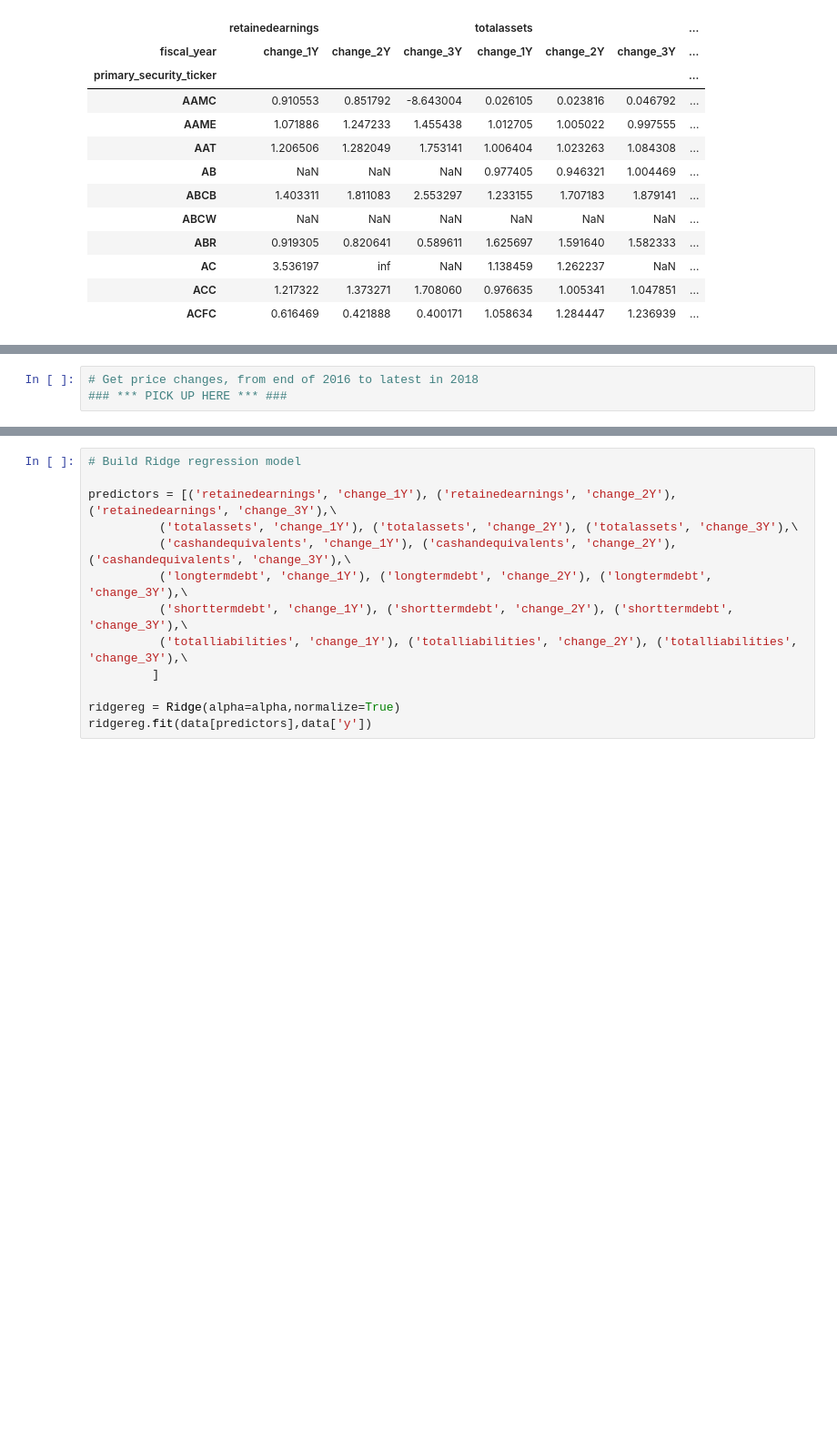
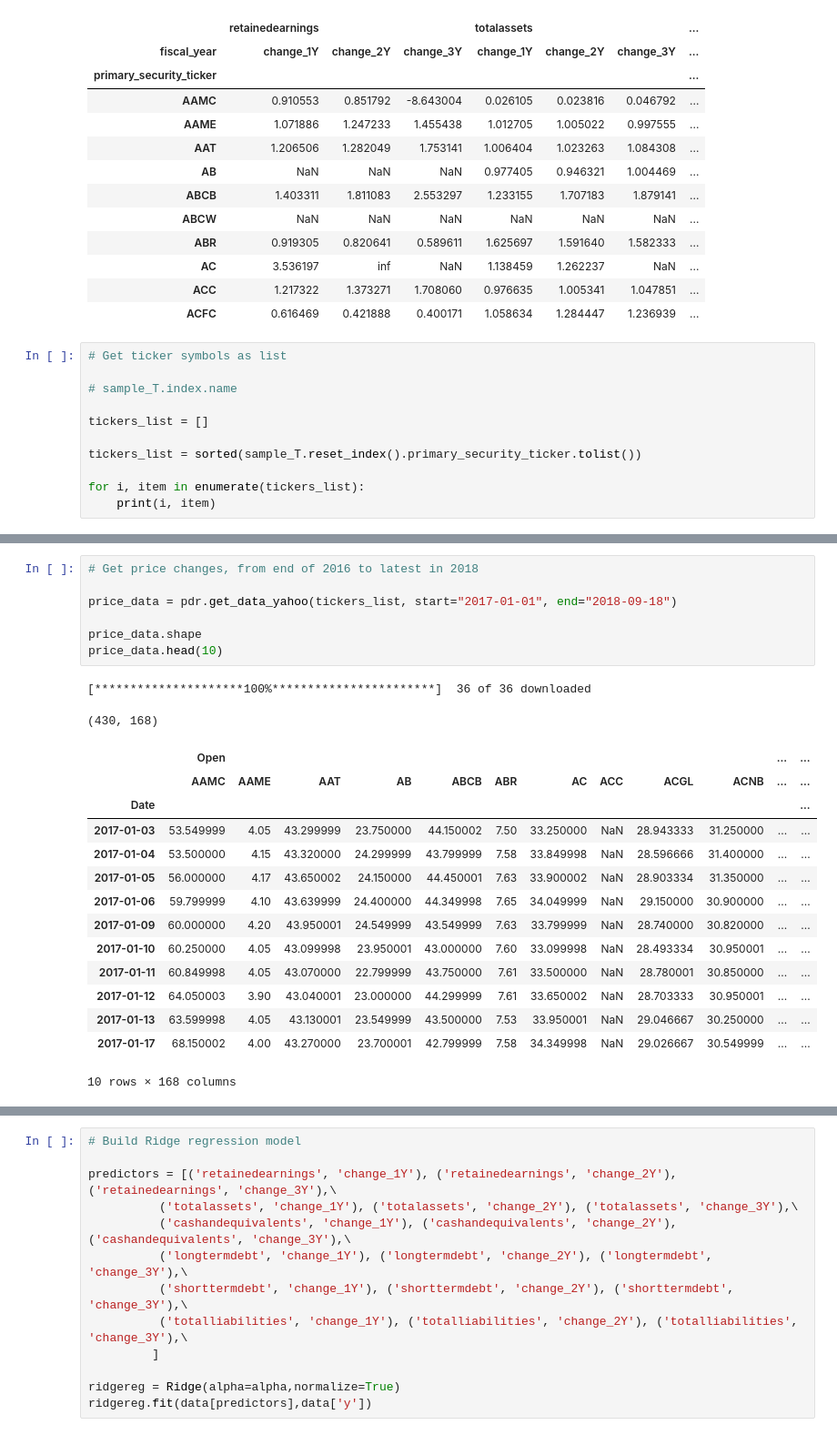
Before and after one commit to rothwellstuart/coreports, a Jupyter notebook: read-intrinio-sample-data-csv.ipynb, the cells around one changed output, grey strips where cells are left out. Shown at 91% size. Saved outputs shown, nothing was run; the diff lists cells and outputs as text; blank space fills up the shorter version.

```diff
--- a/read-intrinio-sample-data-csv.ipynb
+++ b/read-intrinio-sample-data-csv.ipynb
@@ -175,3 +182,14 @@ sample_T[[('retainedearnings', 'change_1Y'), ('retainedearnings', 'change_2Y'),
 | AC | 3.536197 | inf | NaN | 1.138459 | 1.262237 | NaN | ... |
 | ACC | 1.217322 | 1.373271 | 1.708060 | 0.976635 | 1.005341 | 1.047851 | ... |
 | ACFC | 0.616469 | 0.421888 | 0.400171 | 1.058634 | 1.284447 | 1.236939 | ... |
+# %%
+# Get ticker symbols as list
+
+# sample_T.index.name
+
+tickers_list = []
+
+tickers_list = sorted(sample_T.reset_index().primary_security_ticker.tolist())
+
+for i, item in enumerate(tickers_list):
+    print(i, item)
@@ -178,3 +214,24 @@ sample_T[[('retainedearnings', 'change_1Y'), ('retainedearnings', 'change_2Y'),
 # %%
 # Get price changes, from end of 2016 to latest in 2018
-### *** PICK UP HERE *** ###
+
+price_data = pdr.get_data_yahoo(tickers_list, start="2017-01-01", end="2018-09-18")
+
+price_data.shape
+price_data.head(10)
+# %% [output]
+[*********************100%***********************]  36 of 36 downloaded
+(430, 168)
+|  | Open |  |  |  |  |  |  |  |  |  | ... | ... |
+|  | AAMC | AAME | AAT | AB | ABCB | ABR | AC | ACC | ACGL | ACNB | ... | ... |
+| Date |  |  |  |  |  |  |  |  |  |  |  | ... |
+| 2017-01-03 | 53.549999 | 4.05 | 43.299999 | 23.750000 | 44.150002 | 7.50 | 33.250000 | NaN | 28.943333 | 31.250000 | ... | ... |
+| 2017-01-04 | 53.500000 | 4.15 | 43.320000 | 24.299999 | 43.799999 | 7.58 | 33.849998 | NaN | 28.596666 | 31.400000 | ... | ... |
+| 2017-01-05 | 56.000000 | 4.17 | 43.650002 | 24.150000 | 44.450001 | 7.63 | 33.900002 | NaN | 28.903334 | 31.350000 | ... | ... |
+| 2017-01-06 | 59.799999 | 4.10 | 43.639999 | 24.400000 | 44.349998 | 7.65 | 34.049999 | NaN | 29.150000 | 30.900000 | ... | ... |
+| 2017-01-09 | 60.000000 | 4.20 | 43.950001 | 24.549999 | 43.549999 | 7.63 | 33.799999 | NaN | 28.740000 | 30.820000 | ... | ... |
+| 2017-01-10 | 60.250000 | 4.05 | 43.099998 | 23.950001 | 43.000000 | 7.60 | 33.099998 | NaN | 28.493334 | 30.950001 | ... | ... |
+| 2017-01-11 | 60.849998 | 4.05 | 43.070000 | 22.799999 | 43.750000 | 7.61 | 33.500000 | NaN | 28.780001 | 30.850000 | ... | ... |
+| 2017-01-12 | 64.050003 | 3.90 | 43.040001 | 23.000000 | 44.299999 | 7.61 | 33.650002 | NaN | 28.703333 | 30.950001 | ... | ... |
+| 2017-01-13 | 63.599998 | 4.05 | 43.130001 | 23.549999 | 43.500000 | 7.53 | 33.950001 | NaN | 29.046667 | 30.250000 | ... | ... |
+| 2017-01-17 | 68.150002 | 4.00 | 43.270000 | 23.700001 | 42.799999 | 7.58 | 34.349998 | NaN | 29.026667 | 30.549999 | ... | ... |
+10 rows × 168 columns
```
Also changed, not shown: parts of 7 cells of this notebook.
